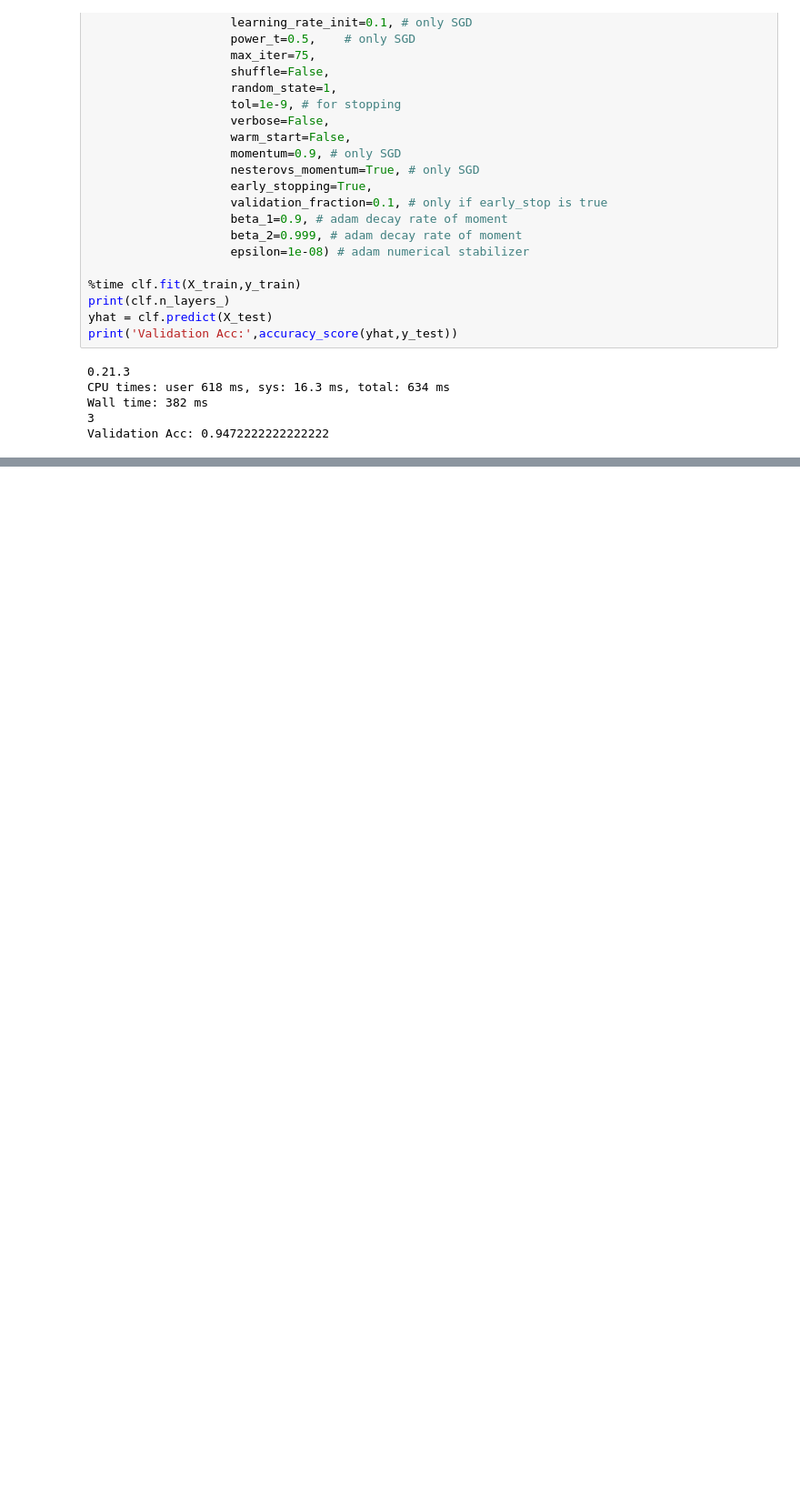
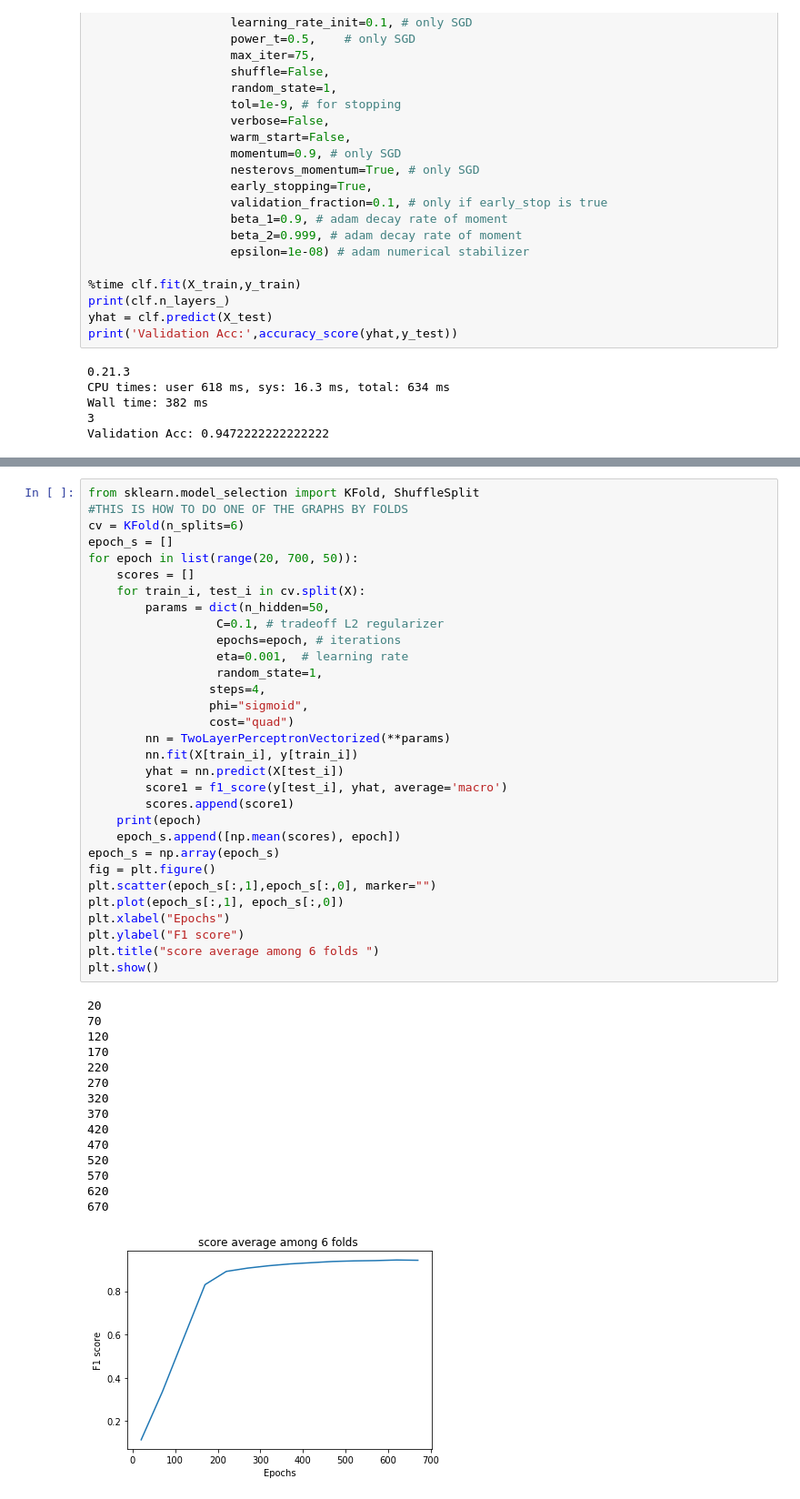
Before and after one commit to Hd0702/CSE5324, a Jupyter notebook: A4/Lab4.ipynb, the cells around one changed output, grey strips where cells are left out. Shown at 91% size. Cells and saved outputs as stored; diff of their text form; blank space fills up the shorter version.

```diff
--- a/A4/Lab4.ipynb
+++ b/A4/Lab4.ipynb
@@ -588,0 +543,47 @@ Validation Acc: 0.9472222222222222
+# %%
+from sklearn.model_selection import KFold, ShuffleSplit
+#THIS IS HOW TO DO ONE OF THE GRAPHS BY FOLDS
+cv = KFold(n_splits=6)
+epoch_s = []
+for epoch in list(range(20, 700, 50)):
+    scores = []
+    for train_i, test_i in cv.split(X):
+        params = dict(n_hidden=50,
+                  C=0.1, # tradeoff L2 regularizer
+                  epochs=epoch, # iterations
+                  eta=0.001,  # learning rate
+                  random_state=1,
+                 steps=4,
+                 phi="sigmoid",
+                 cost="quad")
+        nn = TwoLayerPerceptronVectorized(**params)
+        nn.fit(X[train_i], y[train_i])
+        yhat = nn.predict(X[test_i])
+        score1 = f1_score(y[test_i], yhat, average='macro')
+        scores.append(score1)
+    print(epoch)
+    epoch_s.append([np.mean(scores), epoch])
+epoch_s = np.array(epoch_s)
+fig = plt.figure()
+plt.scatter(epoch_s[:,1],epoch_s[:,0], marker="")
+plt.plot(epoch_s[:,1], epoch_s[:,0])
+plt.xlabel("Epochs")
+plt.ylabel("F1 score")
+plt.title("score average among 6 folds ")
+plt.show()
+# %% [output]
+20
+70
+120
+170
+220
+270
+320
+370
+420
+470
+520
+570
+620
+670
+[figure, added]
```
Also changed, not shown: parts of 9 cells of this notebook.
